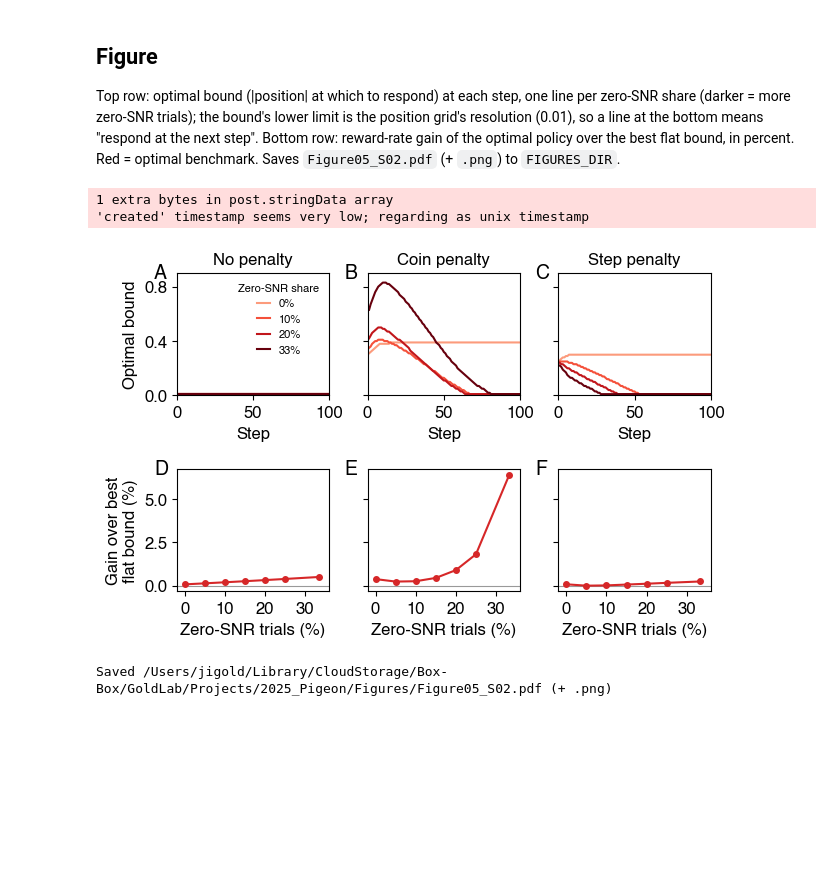
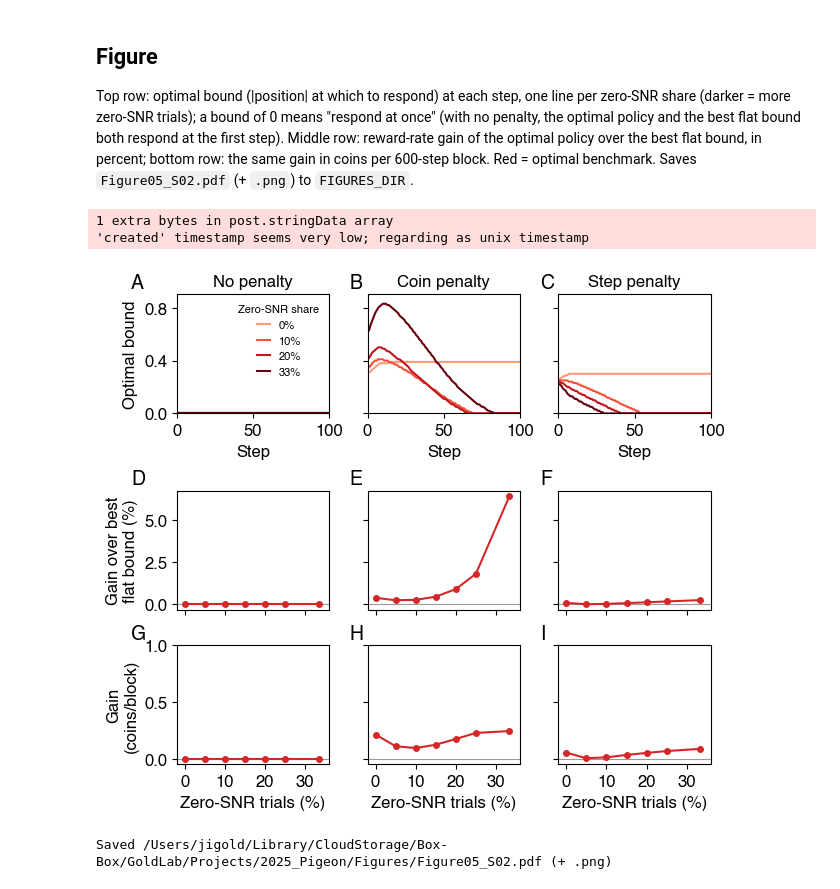
Before and after one commit to TheGoldLab/ms_2026_kalburge_etal_elife, a Jupyter notebook: notebooks/Figure05S02_optimalCollapse.ipynb, the cells around one changed output. Saved outputs shown, nothing was run; the diff lists cells and outputs as text; code cells hidden in the pictures; blank space fills up the shorter version.

```diff
--- a/notebooks/Figure05S02_optimalCollapse.ipynb
+++ b/notebooks/Figure05S02_optimalCollapse.ipynb
@@ -32,6 +33,7 @@ import pandas as pd
 
 from pigeon.pathDefaults import DATA_DIR, FIGURES_DIR
 from pigeon.plotting import CM, CONDITION_LABELS, FS_INSET, OPTIMAL_COLOR, add_panel_label, use_figure_style
+from pigeon.simulation import BLOCK_DEFAULTS
 
 res = pd.read_pickle(DATA_DIR / 'optimal_collapse.pkl')
 _mx = pd.read_pickle(DATA_DIR / 'stopping_fits_main.pkl').query("task == 'MX'")
@@ -45,6 +47,11 @@ assert abs(res.start_cost.iloc[0] - start_cost) < 0.01, 'rerun scripts/run_optim
 summary = res.drop(columns='bound').copy()
 summary['condition'] = summary.block.map(CONDITION_LABELS)
 summary['gain (coins/step)'] = summary.rho_opt - summary.rho_flat
+STEPS_PER_BLOCK = BLOCK_DEFAULTS[1]['steps_per_block']
+assert all(BLOCK_DEFAULTS[b]['steps_per_block'] == STEPS_PER_BLOCK for b in (1, 2, 3))
+res['gain_per_block'] = STEPS_PER_BLOCK * (res.rho_opt - res.rho_flat)
+summary['coins per block (flat)'] = STEPS_PER_BLOCK * summary.rho_flat
+summary['gain (coins/block)'] = res.gain_per_block
 for t in (1, 10, 30, 100):
     summary[f'bound at {t}'] = [b[t] for b in res.bound]
 pd.set_option('display.width', 200)
@@ -71,9 +78,9 @@ steps charged per trial besides the decision: 2.396 in the results, 2.396 from t
 ## Figure
 
 Top row: optimal bound (|position| at which to respond) at each step, one line per zero-SNR share (darker
-= more zero-SNR trials); the bound's lower limit is the position grid's resolution (0.01), so a line
-at the bottom means "respond at the next step". Bottom row: reward-rate gain of the optimal policy
-over the best flat bound, in percent. Red = optimal benchmark. Saves `Figure05_S02.pdf` (+ `.png`)
+= more zero-SNR trials); a bound of 0 means "respond at once" (with no penalty, the optimal policy and
+the best flat bound both respond at the first step). Middle row: reward-rate gain of the optimal policy
+over the best flat bound, in percent; bottom row: the same gain in coins per 600-step block. Red = optimal benchmark. Saves `Figure05_S02.pdf` (+ `.png`)
 to `FIGURES_DIR`.
 # %%
 SHARES_SHOWN = [0.0, 0.1, 0.2, 1 / 3]
@@ -81,8 +88,12 @@ SHARE_COLORS = plt.cm.Reds(np.linspace(0.35, 1.0, len(SHARES_SHOWN)))
 STEPS = np.arange(1, 101)
 
 use_figure_style()
-fig, axes = plt.subplots(2, 3, figsize=(17.5 * CM, 10.5 * CM), sharex='row', sharey='row')
-fig.subplots_adjust(wspace=0.25, hspace=0.6)
+# Spacer rows: room for the top row's x label, and a smaller gap between rows 2 and 3 (no x labels between them).
+fig, axes = plt.subplots(5, 3, figsize=(17.5 * CM, 15.5 * CM), sharex='row', sharey='row',
+                         gridspec_kw=dict(height_ratios=[1, 0.65, 1, 0.3, 1], hspace=0, wspace=0.25))
+for ax in axes[[1, 3]].flat:
+    ax.remove()
+axes = axes[[0, 2, 4]]
 
 for col, block in enumerate([1, 2, 3]):
     rows = res[res.block == block].sort_values('zero_share')
@@ -90,34 +101,43 @@ for col, block in enumerate([1, 2, 3]):
     ax = axes[0, col]
     for share, color in zip(SHARES_SHOWN, SHARE_COLORS):
         b = rows.loc[np.isclose(rows.zero_share, share), 'bound'].iloc[0]
         ax.plot(STEPS, b[STEPS], color=color, lw=1.5, label=f'{share:.0%}')
     ax.set_title(CONDITION_LABELS[block])
     ax.set_xlabel('Step')
     ax.set_xlim(0, STEPS[-1])
 
     ax = axes[1, col]
     ax.plot(100 * rows.zero_share, rows.gain_pct, 'o-', color=OPTIMAL_COLOR, ms=4, lw=1.5)
     ax.axhline(0, color='0.6', lw=0.8, zorder=0)
+    ax.tick_params(axis='x', labelbottom=False)
+    ax.set_xlim(-2, 36)
+
+    ax = axes[2, col]
+    ax.plot(100 * rows.zero_share, rows.gain_per_block, 'o-', color=OPTIMAL_COLOR, ms=4, lw=1.5)
+    ax.axhline(0, color='0.6', lw=0.8, zorder=0)
     ax.set_xlabel('Zero-SNR trials (%)')
     ax.set_xlim(-2, 36)
 
 axes[0, 0].set_ylim(0, 0.9)
 axes[0, 0].set_yticks([0, 0.4, 0.8])
 axes[1, 0].set_xticks([0, 10, 20, 30])
+axes[2, 0].set_xticks([0, 10, 20, 30])
 axes[0, 0].set_ylabel('Optimal bound')
 axes[1, 0].set_ylabel('Gain over best\nflat bound (%)')
+axes[2, 0].set_ylabel('Gain\n(coins/block)')
+axes[2, 0].set_ylim(-0.05, 1)
 axes[0, 0].legend(title='Zero-SNR share', fontsize=FS_INSET, title_fontsize=FS_INSET, frameon=False,
                   loc='upper right', handlelength=1.2)
-for ax, letter in zip(axes.flat, 'ABCDEF'):
-    add_panel_label(ax, letter)
+for i, (ax, letter) in enumerate(zip(axes.flat, 'ABCDEFGHI')):
+    add_panel_label(ax, letter, dx=-0.3 if i % 3 == 0 else -0.12, dy=1.18)   # left of the tick labels in column 1
 
 out = FIGURES_DIR / 'Figure05_S02.pdf'
 fig.savefig(out, dpi=300, bbox_inches='tight')
 fig.savefig(out.with_suffix('.png'), dpi=300, bbox_inches='tight')
 plt.show()
 print(f'Saved {out} (+ .png)')
 # %% [output]
 1 extra bytes in post.stringData array
 'created' timestamp seems very low; regarding as unix timestamp
-[figure, old version]
+[figure, new version]
 Saved /Users/jigold/Library/CloudStorage/Box-Box/GoldLab/Projects/2025_Pigeon/Figures/Figure05_S02.pdf (+ .png)
```
Also changed, not shown: parts of 2 cells of this notebook, 1 other file.
